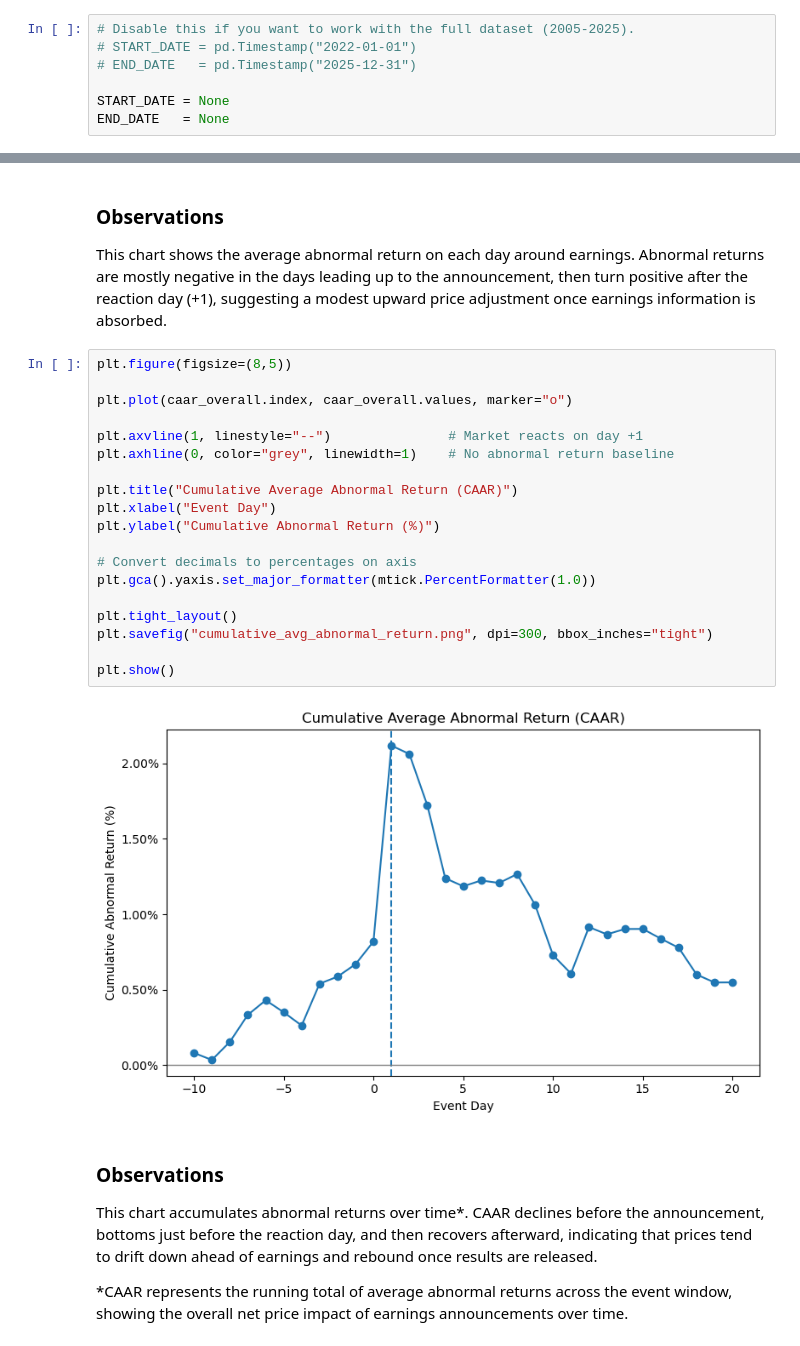
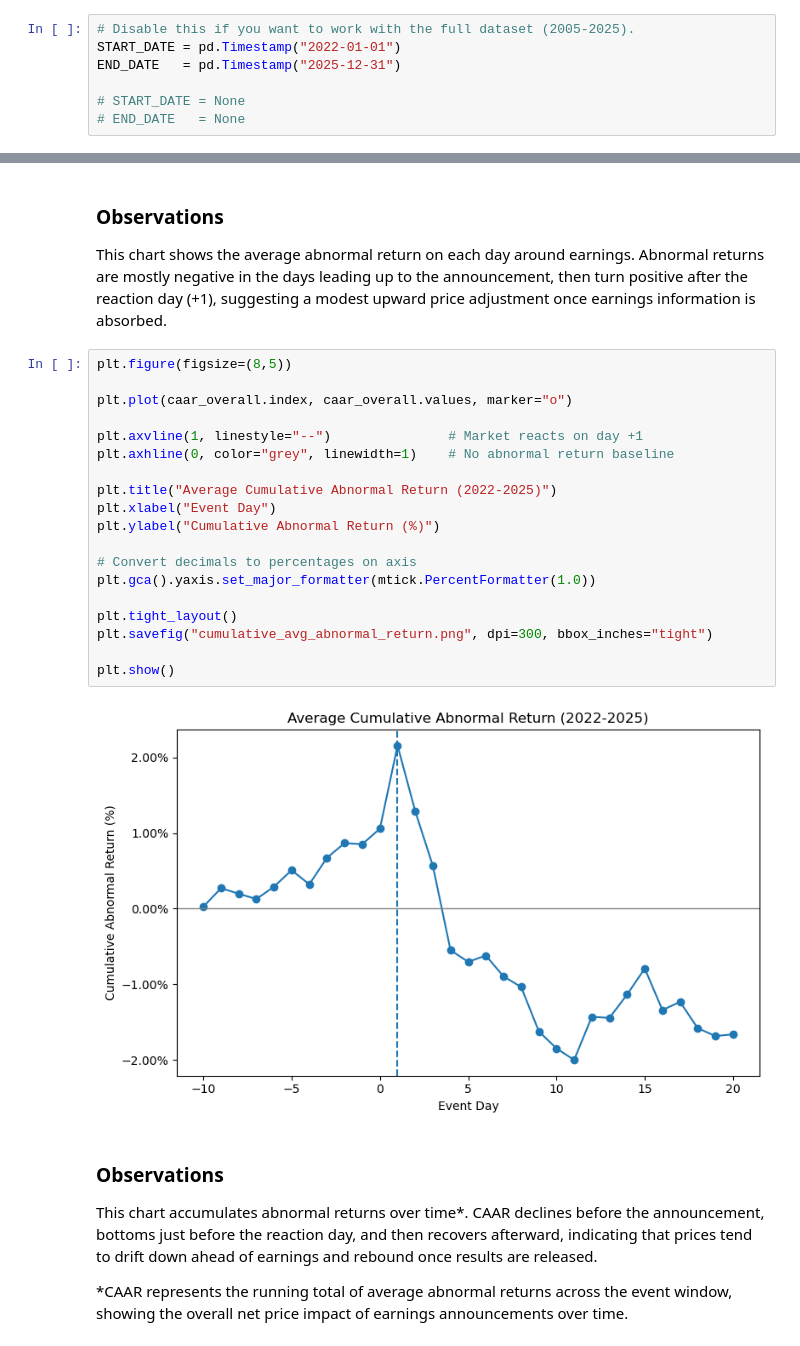
Before and after one commit to LuisParnellCook/VP_Analytics_East_West_repo, a Jupyter notebook: stock_prices_and_earnings_dates/Event Study/event_study_data_date_filter_-10_+20.ipynb, the cells around one changed output, grey strips where cells are left out. Cells and saved outputs as stored; diff of their text form.

Commit message:
Update Angela notebook with correct earnings dates

```diff
--- a/stock_prices_and_earnings_dates/Event Study/event_study_data_date_filter_-10_+20.ipynb
+++ b/stock_prices_and_earnings_dates/Event Study/event_study_data_date_filter_-10_+20.ipynb
@@ -22,8 +22,8 @@ from scipy import stats
 ### Parameters (time filter)
 # %%
 # Disable this if you want to work with the full dataset (2005-2025).
-# START_DATE = pd.Timestamp("2022-01-01")
-# END_DATE   = pd.Timestamp("2025-12-31")
+START_DATE = pd.Timestamp("2022-01-01")
+END_DATE   = pd.Timestamp("2025-12-31")
 
-START_DATE = None
-END_DATE   = None
+# START_DATE = None
+# END_DATE   = None
@@ -538,24 +553,24 @@ This chart shows the average abnormal return on each day around earnings. Abnorm
 # %%
 plt.figure(figsize=(8,5))
 
 plt.plot(caar_overall.index, caar_overall.values, marker="o")
 
 plt.axvline(1, linestyle="--")               # Market reacts on day +1
 plt.axhline(0, color="grey", linewidth=1)    # No abnormal return baseline
 
-plt.title("Cumulative Average Abnormal Return (CAAR)")
+plt.title("Average Cumulative Abnormal Return (2022-2025)")
 plt.xlabel("Event Day")
 plt.ylabel("Cumulative Abnormal Return (%)")
 
 # Convert decimals to percentages on axis
 plt.gca().yaxis.set_major_formatter(mtick.PercentFormatter(1.0))
 
 plt.tight_layout()
 plt.savefig("cumulative_avg_abnormal_return.png", dpi=300, bbox_inches="tight")
 
 plt.show()
 # %% [output]
-[figure, old version]
+[figure, new version]
 # %% [markdown]
 ### Observations
 This chart accumulates abnormal returns over time*. CAAR declines before the announcement, bottoms just before the reaction day, and then recovers afterward, indicating that prices tend to drift down ahead of earnings and rebound once results are released.
```
Also changed, not shown: parts of 29 cells of this notebook, 12 other files.
